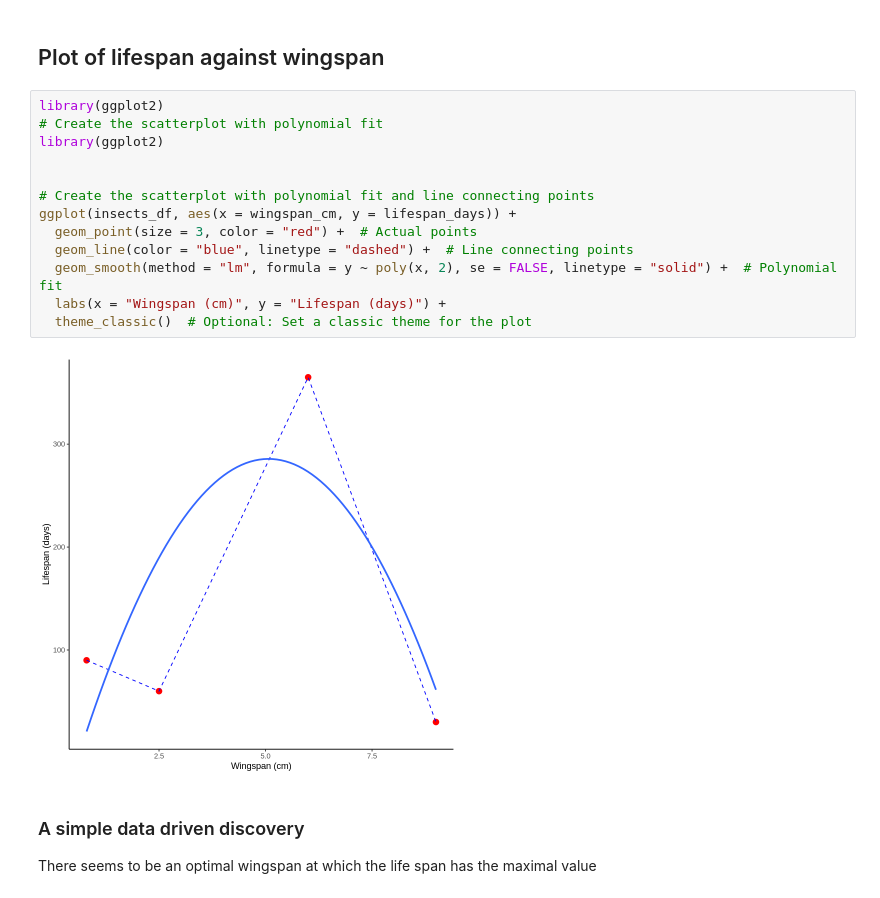
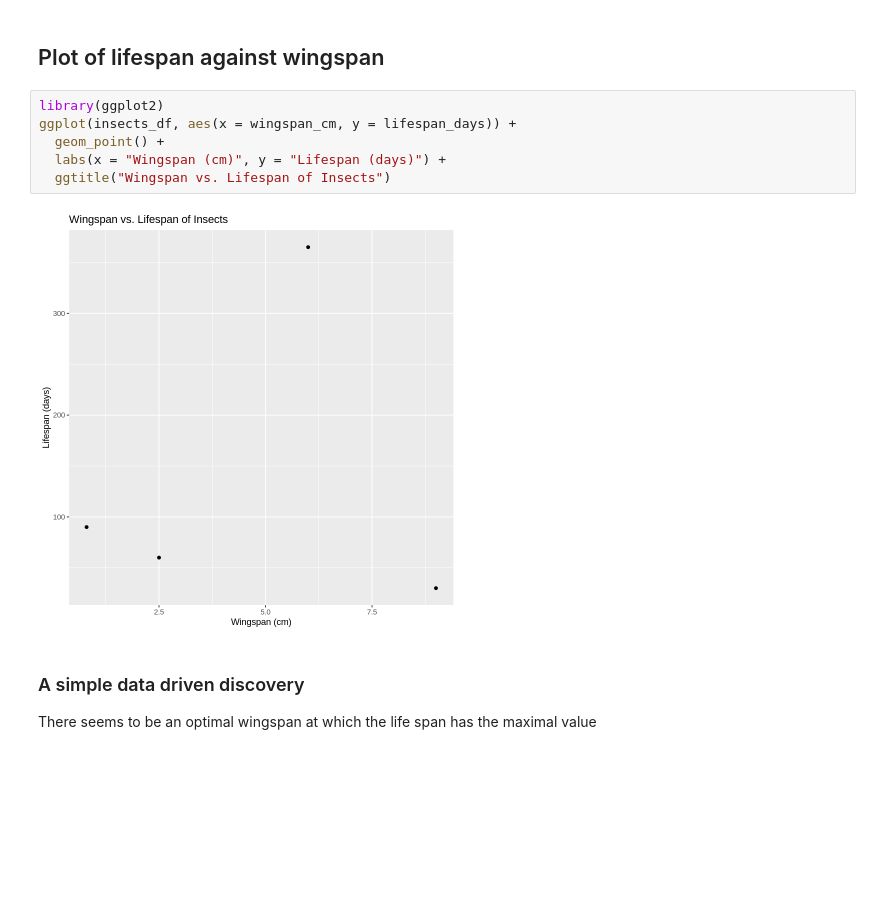
Before and after one commit to adgcal/Anjan_collab_R, a Jupyter notebook: 2_DataFrames_R.ipynb, the cells around one changed output. Drawn from its saved outputs; the diff is of its cells as text; blank space fills up the shorter version.

```diff
--- a/2_DataFrames_R.ipynb
+++ b/2_DataFrames_R.ipynb
@@ -130,21 +173,14 @@ knitr::kable(colnames(insects_df), col.names = c("Insect species and family"))
 |lifespan_days             |
 # %% [markdown]
 ## Plot of lifespan against wingspan
-# %%
-library(ggplot2)
-# Create the scatterplot with polynomial fit
-library(ggplot2)
-
-
-# Create the scatterplot with polynomial fit and line connecting points
-ggplot(insects_df, aes(x = wingspan_cm, y = lifespan_days)) +
-  geom_point(size = 3, color = "red") +  # Actual points
-  geom_line(color = "blue", linetype = "dashed") +  # Line connecting points
-  geom_smooth(method = "lm", formula = y ~ poly(x, 2), se = FALSE, linetype = "solid") +  # Polynomial fit
-  labs(x = "Wingspan (cm)", y = "Lifespan (days)") +
-  theme_classic()  # Optional: Set a classic theme for the plot
-# %% [output]
-[figure, removed]
+# %%
+library(ggplot2)
+ggplot(insects_df, aes(x = wingspan_cm, y = lifespan_days)) +
+  geom_point() +
+  labs(x = "Wingspan (cm)", y = "Lifespan (days)") +
+  ggtitle("Wingspan vs. Lifespan of Insects")
+# %% [output]
+[figure, added]
 # %% [markdown]
 ### A simple data driven discovery
 There seems to be an optimal wingspan at which the life span has the maximal value
```
Also changed, not shown: parts of 11 cells of this notebook.
